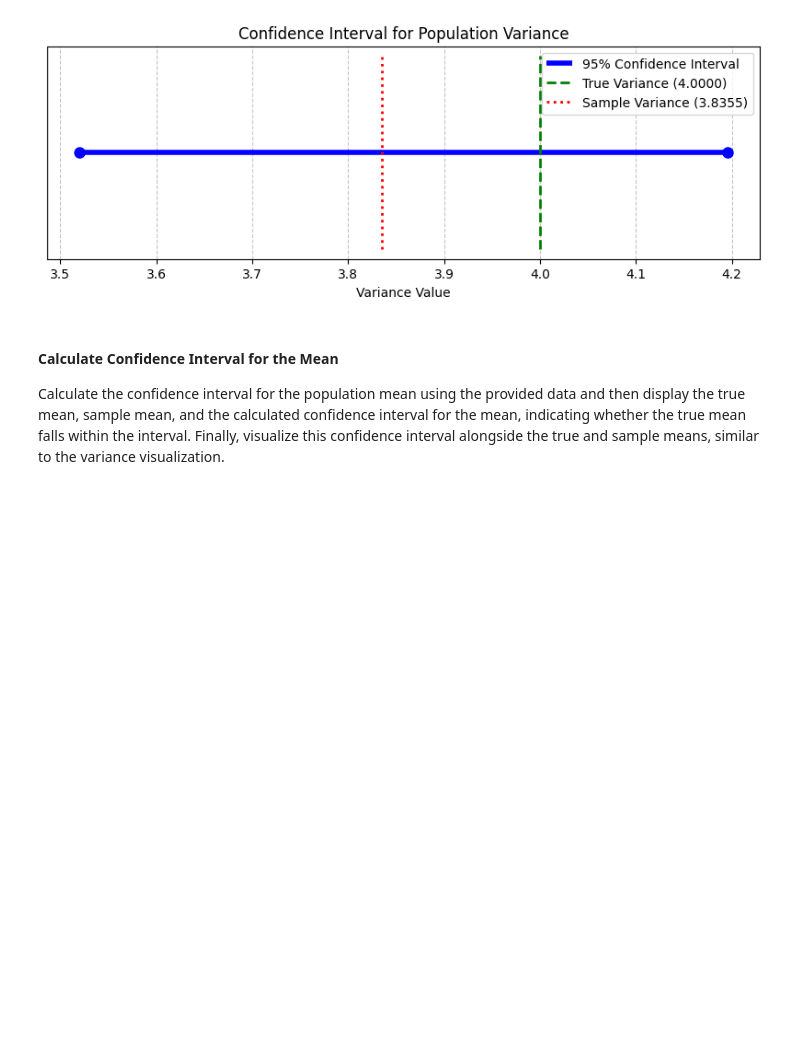
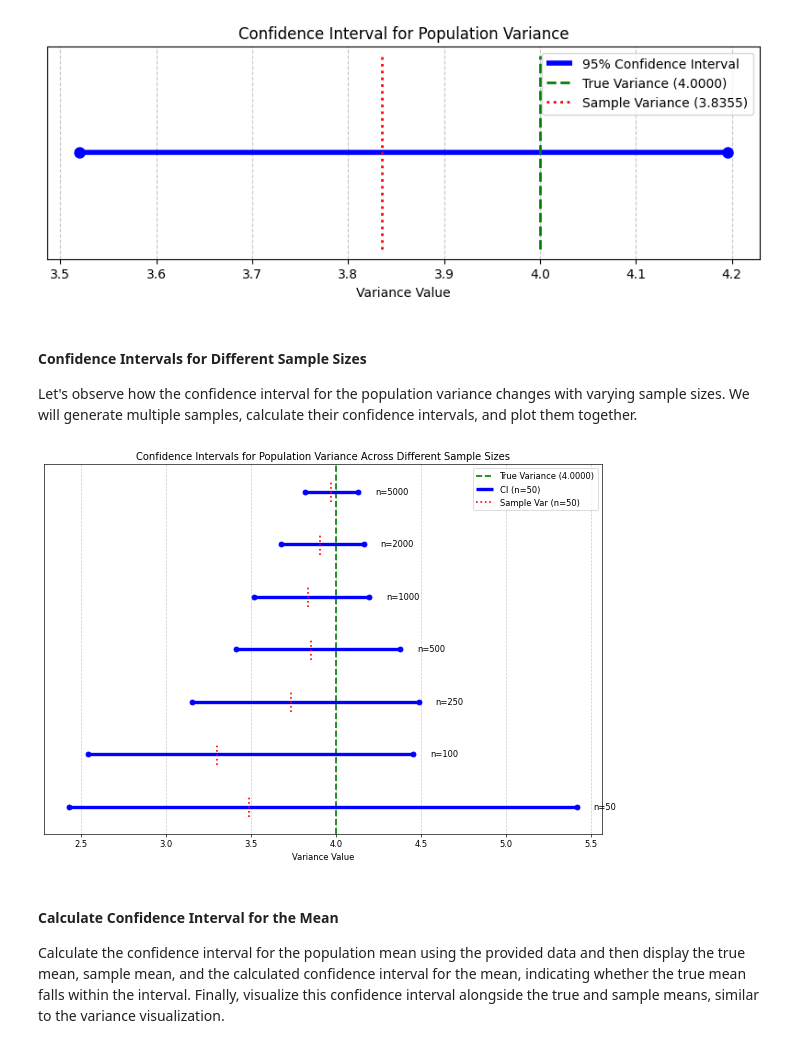
Before and after one commit to pashukalma/statistics_, a Jupyter notebook: infer_var_gauss1D.ipynb, the cells around one changed output. Drawn from its saved outputs; the diff is of its cells as text; code cells hidden in the pictures; blank space fills up the shorter version.

```diff
--- a/infer_var_gauss1D.ipynb
+++ b/infer_var_gauss1D.ipynb
@@ -132,6 +133,76 @@ plt.legend(loc='upper right')
 plt.show()
 # %% [output]
 [figure]
+# %% [markdown]
+#### Confidence Intervals for Different Sample Sizes
+
+Let's observe how the confidence interval for the population variance changes with varying sample sizes. We will generate multiple samples, calculate their confidence intervals, and plot them together.
+# %%
+from scipy.stats import chi2
+
+# Define a range of sample sizes to test
+sample_sizes = [50, 100, 250, 500, 1000, 2000, 5000]
+
+# True variance (from previous cells)
+# variance_true = sigma_true**2 # This is already defined as 4.0
+
+# Confidence level
+confidence_level_multi = 0.95
+alpha_multi = 1 - confidence_level_multi
+
+results = []
+
+for current_sample_size in sample_sizes:
+    # Generate a new sample for the current size
+    np.random.seed(42) # For consistent comparison, but in real world, you'd re-sample
+    current_data = np.random.normal(loc=mu_true, scale=sigma_true, size=current_sample_size)
+
+    # Calculate sample variance
+    current_sample_variance = np.var(current_data, ddof=1)
+
+    # Degrees of freedom
+    current_df = current_sample_size - 1
+
+    # Calculate the critical chi-squared values
+    chi2_lower_multi = chi2.ppf(alpha_multi / 2, current_df)
+    chi2_upper_multi = chi2.ppf(1 - alpha_multi / 2, current_df)
+
+    # Calculate the confidence interval for the variance
+    lower_bound_multi = ((current_sample_size - 1) * current_sample_variance) / chi2_upper_multi
+    upper_bound_multi = ((current_sample_size - 1) * current_sample_variance) / chi2_lower_multi
+
+    results.append({
+        'sample_size': current_sample_size,
+        'sample_variance': current_sample_variance,
+        'lower_bound': lower_bound_multi,
+        'upper_bound': upper_bound_multi
+    })
+
+# Plotting the results
+plt.figure(figsize=(12, 8), dpi=60)
+
+# Plot true variance
+plt.axvline(x=variance_true, color='green', linestyle='--', linewidth=2, label=f'True Variance ({variance_true:.4f})')
+
+# Plot each confidence interval
+for i, res in enumerate(results):
+    plt.hlines(y=i, xmin=res['lower_bound'], xmax=res['upper_bound'],
+               color='blue', linestyle='-', linewidth=4,
+               label=f'CI (n={res['sample_size']})' if i == 0 else "") # Label only once
+    plt.plot(res['lower_bound'], i, 'o', color='blue', markersize=6)
+    plt.plot(res['upper_bound'], i, 'o', color='blue', markersize=6)
+    plt.vlines(x=res['sample_variance'], ymin=i - 0.2, ymax=i + 0.2, color='red', linestyle=':', linewidth=2, label=f'Sample Var (n={res['sample_size']})' if i == 0 else "")
+    plt.text(res['upper_bound'] + 0.1, i, f'n={res['sample_size']}', va='center')
+
+
+plt.yticks([]) # Remove y-axis ticks
+plt.xlabel('Variance Value')
+plt.title('Confidence Intervals for Population Variance Across Different Sample Sizes')
+plt.grid(axis='x', linestyle='--', alpha=0.7)
+plt.legend(loc='upper right')
+plt.show()
+# %% [output]
+[figure, added]
 # %% [markdown]
 #### Calculate Confidence Interval for the Mean
 Calculate the confidence interval for the population mean using the provided data and then display the true mean, sample mean, and the calculated confidence interval for the mean, indicating whether the true mean falls within the interval. Finally, visualize this confidence interval alongside the true and sample means, similar to the variance visualization.
```
Also changed, not shown: parts of 2 cells of this notebook, 5 other files.
